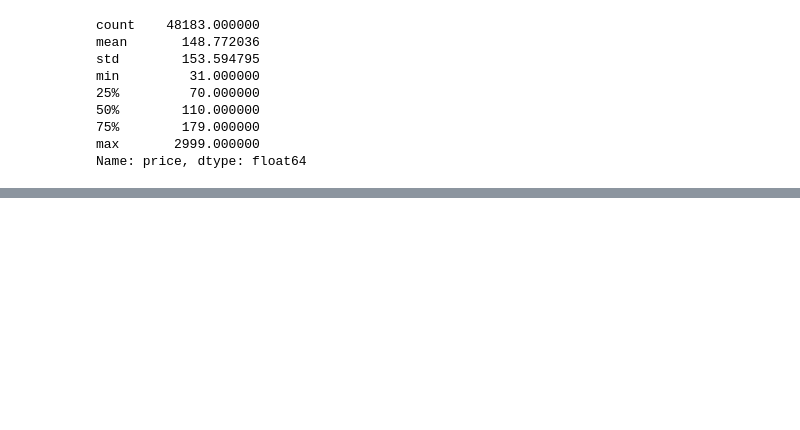
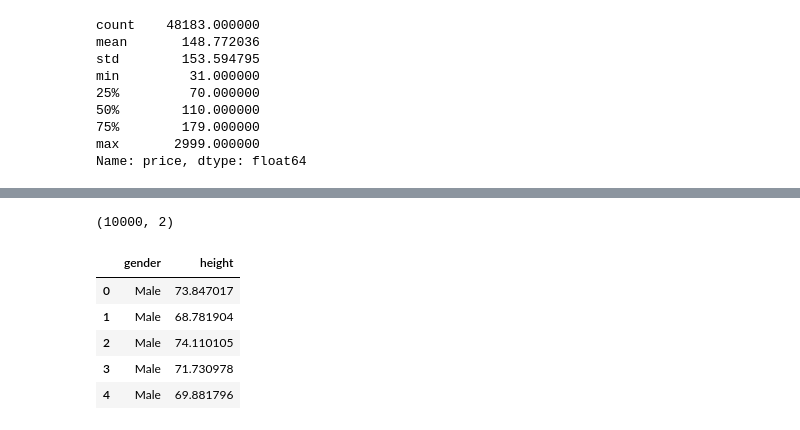
Before and after one commit to rhodapang/Python-Project, a Jupyter notebook: Data Science Feature Engineering by Python.ipynb, the cells around one changed output, grey strips where cells are left out. Drawn from its saved outputs; the diff is of its cells as text; code cells hidden in the pictures; blank space fills up the shorter version.

```diff
--- a/Data Science Feature Engineering by Python.ipynb
+++ b/Data Science Feature Engineering by Python.ipynb
@@ -239,0 +248,14 @@ Name: price, dtype: float64
+# %%
+df_height = pd.read_csv("https://raw.githubusercontent.com/codebasics/py/master/ML/FeatureEngineering/2_outliers_z_score/heights.csv")
+df_height.shape
+# %% [output]
+(10000, 2)
+# %%
+df_height.head()
+# %% [output]
+|  | gender | height |
+| 0 | Male | 73.847017 |
+| 1 | Male | 68.781904 |
+| 2 | Male | 74.110105 |
+| 3 | Male | 71.730978 |
+| 4 | Male | 69.881796 |
```
Also changed, not shown: parts of 3 cells of this notebook.
